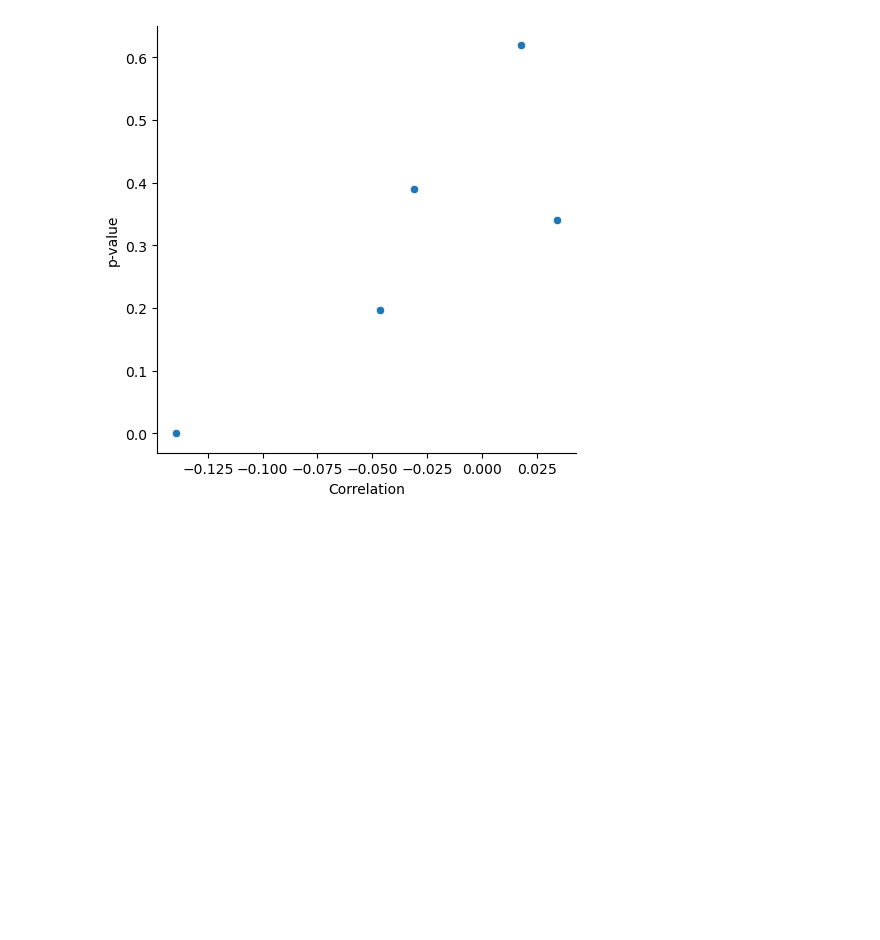
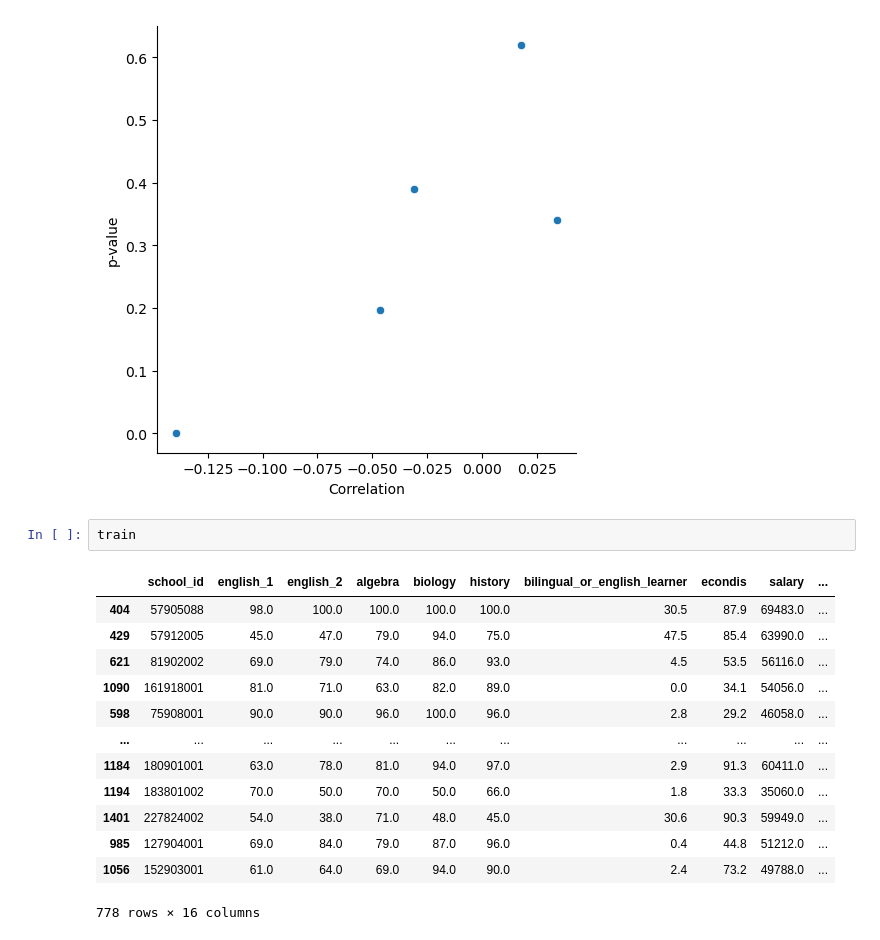
Before and after one commit to college-readiness-preds/capstone_readiness, a Jupyter notebook: stephen_folder/explore.ipynb, the cells around one changed output. Saved outputs shown, nothing was run; the diff lists cells and outputs as text; blank space fills up the shorter version.

```diff
--- a/stephen_folder/explore.ipynb
+++ b/stephen_folder/explore.ipynb
@@ -350,3 +350,19 @@ correlation_stu_teach_ratio_subject(train)
 | biology | -0.046309 | 0.196944 | Biology |
 | history | 0.034252 | 0.340023 | History |
 [figure]
+# %%
+train
+# %% [output]
+|  | school_id | english_1 | english_2 | algebra | biology | history | bilingual_or_english_learner | econdis | salary | ... |
+| 404 | 57905088 | 98.0 | 100.0 | 100.0 | 100.0 | 100.0 | 30.5 | 87.9 | 69483.0 | ... |
+| 429 | 57912005 | 45.0 | 47.0 | 79.0 | 94.0 | 75.0 | 47.5 | 85.4 | 63990.0 | ... |
+| 621 | 81902002 | 69.0 | 79.0 | 74.0 | 86.0 | 93.0 | 4.5 | 53.5 | 56116.0 | ... |
+| 1090 | 161918001 | 81.0 | 71.0 | 63.0 | 82.0 | 89.0 | 0.0 | 34.1 | 54056.0 | ... |
+| 598 | 75908001 | 90.0 | 90.0 | 96.0 | 100.0 | 96.0 | 2.8 | 29.2 | 46058.0 | ... |
+| ... | ... | ... | ... | ... | ... | ... | ... | ... | ... | ... |
+| 1184 | 180901001 | 63.0 | 78.0 | 81.0 | 94.0 | 97.0 | 2.9 | 91.3 | 60411.0 | ... |
+| 1194 | 183801002 | 70.0 | 50.0 | 70.0 | 50.0 | 66.0 | 1.8 | 33.3 | 35060.0 | ... |
+| 1401 | 227824002 | 54.0 | 38.0 | 71.0 | 48.0 | 45.0 | 30.6 | 90.3 | 59949.0 | ... |
+| 985 | 127904001 | 69.0 | 84.0 | 79.0 | 87.0 | 96.0 | 0.4 | 44.8 | 51212.0 | ... |
+| 1056 | 152903001 | 61.0 | 64.0 | 69.0 | 94.0 | 90.0 | 2.4 | 73.2 | 49788.0 | ... |
+778 rows × 16 columns
```
Also changed, not shown: parts of 4 cells of this notebook, 1 other file.
